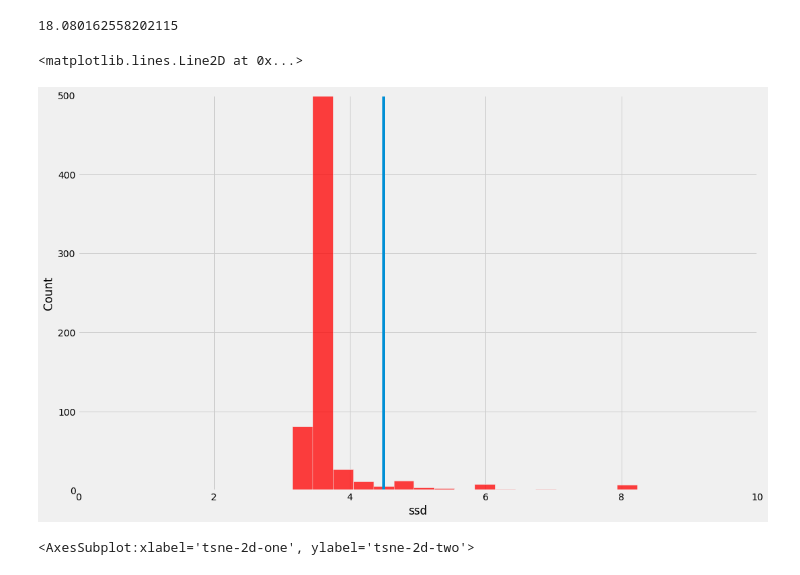
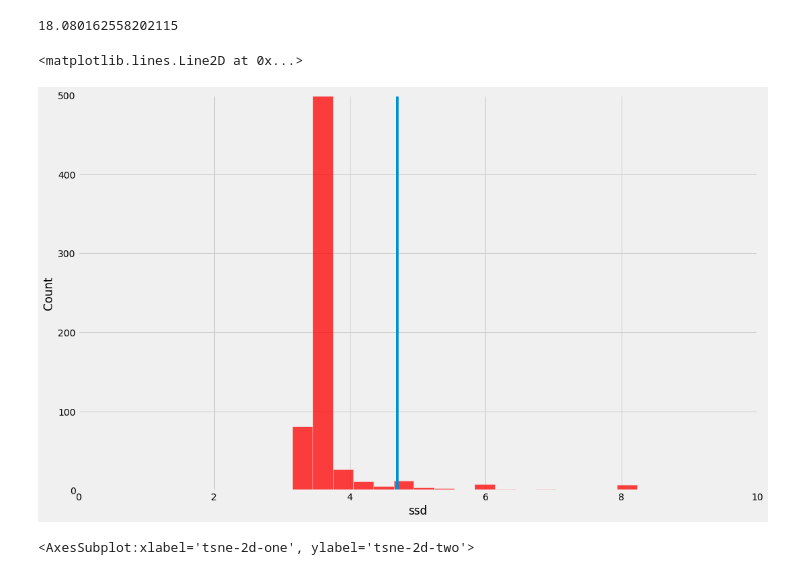
Before and after one commit to Aishani2001/VMWare-API-Misuse-or-Abuse, a Jupyter notebook: Unsupervised Learning.ipynb, the cells around one changed output. Drawn from its saved outputs; the diff is of its cells as text; code cells hidden in the pictures.

Commit message:
KMeans cutoff correction

```diff
--- a/Unsupervised Learning.ipynb
+++ b/Unsupervised Learning.ipynb
@@ -156,11 +134,11 @@ df['ssd'].max()
 # %%
 plt.figure(figsize=(16,10))
 histo = sns.histplot(data=df,x="ssd",bins=50,color='red')
 histo.set(xlim=(0,10),ylim=(0,500))
-plt.axvline(4.5, 0 )
+plt.axvline(4.7, 0, label="Cutoff")
 # %% [output]
 <matplotlib.lines.Line2D at 0x...>
-[figure, old version]
+[figure, new version]
 # %%
 cutoff = 4.5
 df['anomaly_kmeans'] = (df['ssd'] >= cutoff).astype(int)
```
Also changed, not shown: parts of 3 cells of this notebook.
